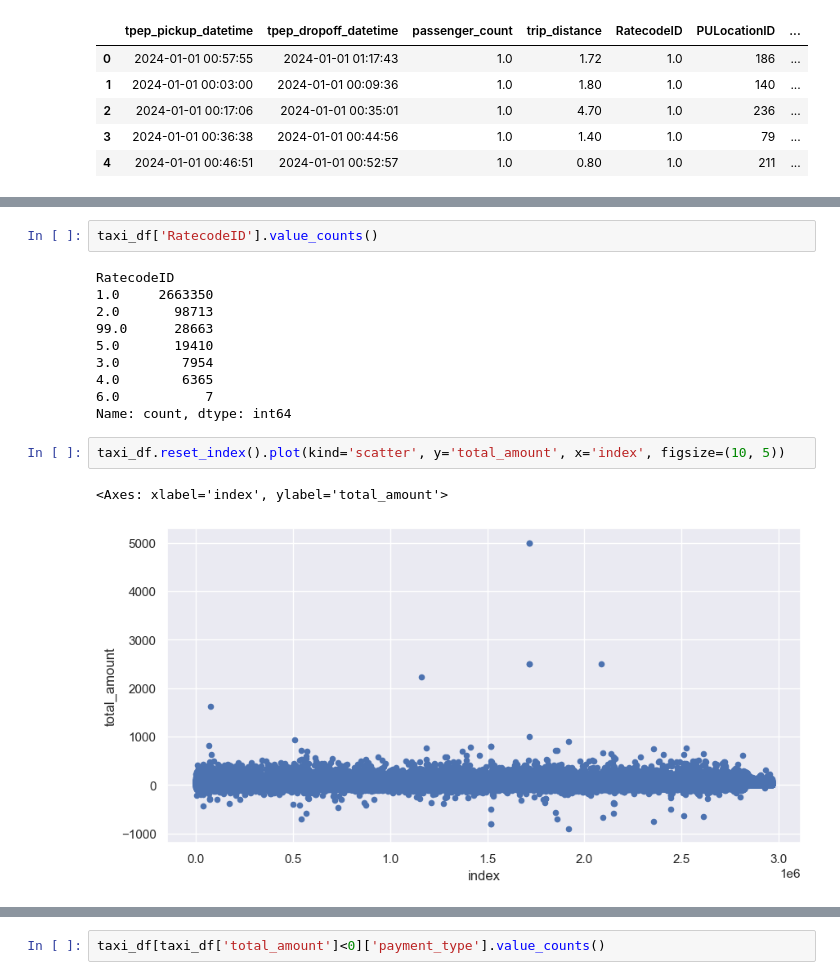
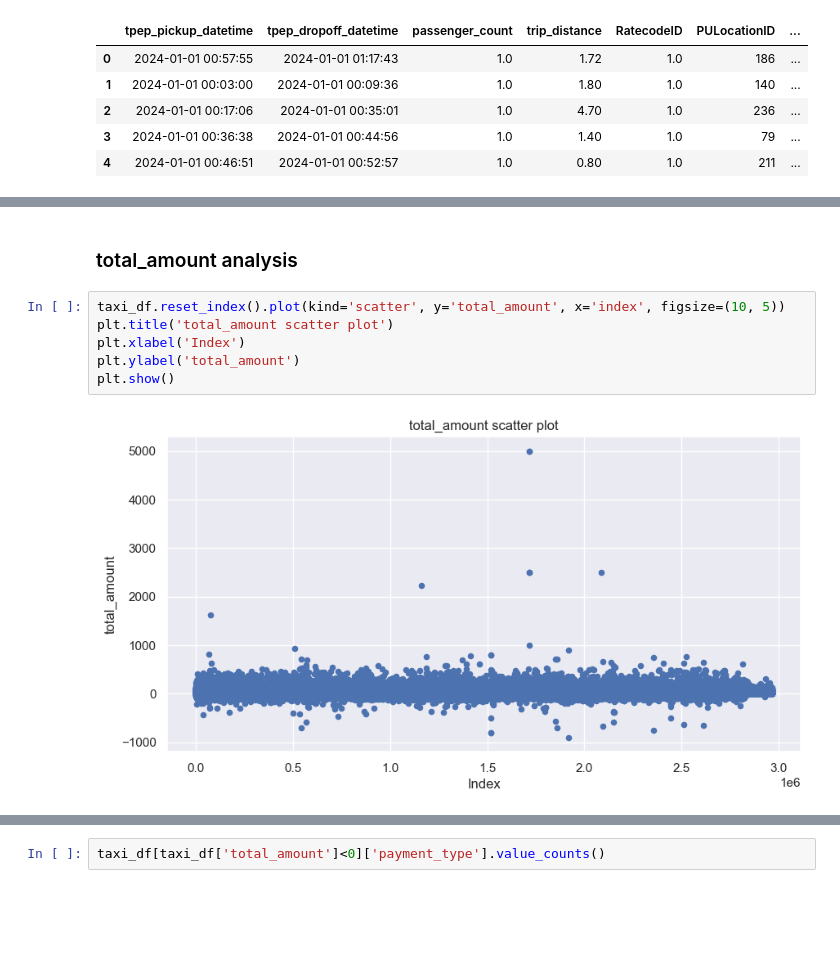
Before and after one commit to ajeetth/ML_models, a Jupyter notebook: NYC_Taxi_Fare_Prediction/NYC_Taxi_Fare_Prediction.ipynb, the cells around one changed output, grey strips where cells are left out. Cells and saved outputs as stored; diff of their text form; blank space fills up the shorter version.

Commit message:
data cleaning and handling missing values

```diff
--- a/NYC_Taxi_Fare_Prediction/NYC_Taxi_Fare_Prediction.ipynb
+++ b/NYC_Taxi_Fare_Prediction/NYC_Taxi_Fare_Prediction.ipynb
@@ -114,20 +67,13 @@ array([[<Axes: title={'center': 'tpep_pickup_datetime'}>,
 [figure]
-# %%
-taxi_df['RatecodeID'].value_counts()
-# %% [output]
-RatecodeID
-1.0     2663350
-2.0       98713
-99.0      28663
-5.0       19410
-3.0        7954
-4.0        6365
-6.0           7
-Name: count, dtype: int64
+# %% [markdown]
+### total_amount analysis
 # %%
 taxi_df.reset_index().plot(kind='scatter', y='total_amount', x='index', figsize=(10, 5))
+plt.title('total_amount scatter plot')
+plt.xlabel('Index')
+plt.ylabel('total_amount')
+plt.show()
 # %% [output]
-<Axes: xlabel='index', ylabel='total_amount'>
-[figure, old version]
+[figure, new version]
 # %%
 taxi_df[taxi_df['total_amount']<1000].reset_index().plot(kind='scatter', y='total_amount', x='index', figsize=(10, 5))
```
Also changed, not shown: parts of 28 cells of this notebook.
